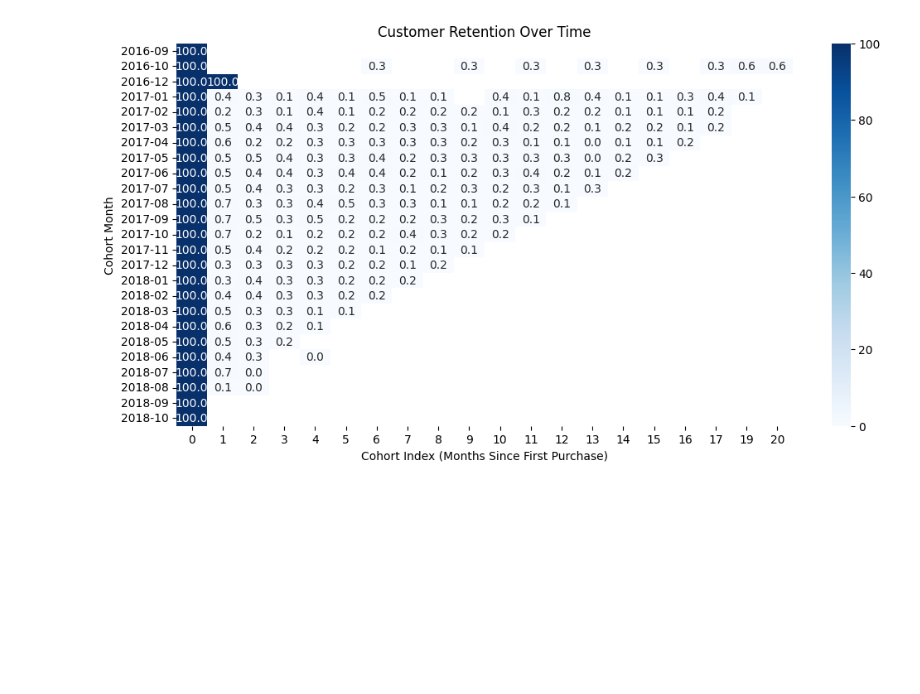
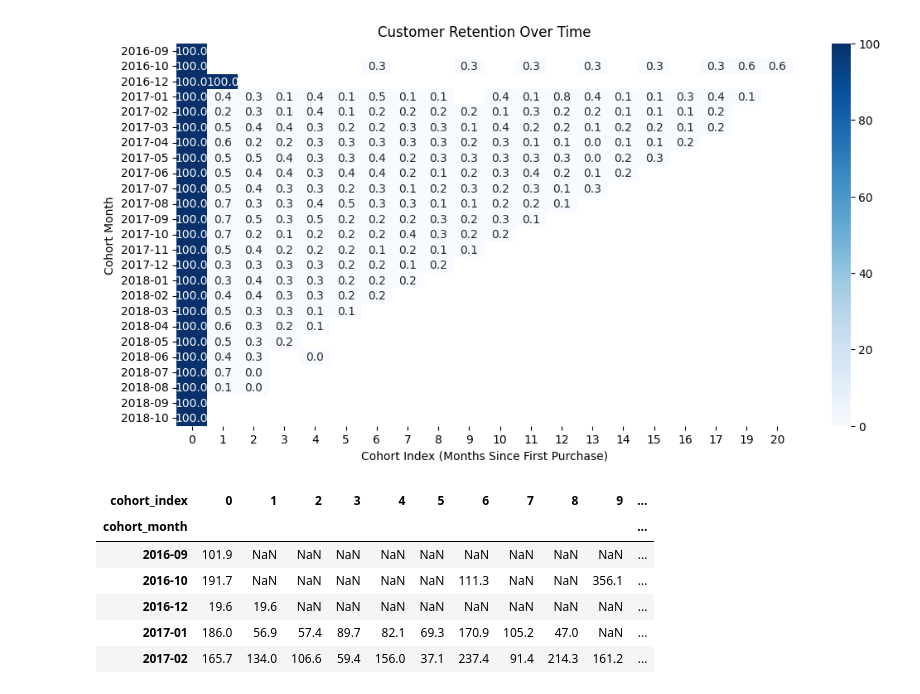
Before and after one commit to Bil115/EcomSegmentation360, a Jupyter notebook: EcomSegmentation360.ipynb, the cells around one changed output. Cells and saved outputs as stored; diff of their text form; code cells hidden in the pictures; blank space fills up the shorter version.

```diff
--- a/EcomSegmentation360.ipynb
+++ b/EcomSegmentation360.ipynb
@@ -436,3 +439,16 @@ plt.xlabel("Cohort Index (Months Since First Purchase)")
 plt.show()
 # %% [output]
 [figure]
+# %%
+#Average Price to track the price or  revenue from each customer in each cohorts
+avg_price = rfm_data.groupby(["cohort_month", "cohort_index"])["payment_value"].mean().unstack(1).round(1)
+
+avg_price.head()
+# %% [output]
+| cohort_index | 0 | 1 | 2 | 3 | 4 | 5 | 6 | 7 | 8 | 9 | ... |
+| cohort_month |  |  |  |  |  |  |  |  |  |  | ... |
+| 2016-09 | 101.9 | NaN | NaN | NaN | NaN | NaN | NaN | NaN | NaN | NaN | ... |
+| 2016-10 | 191.7 | NaN | NaN | NaN | NaN | NaN | 111.3 | NaN | NaN | 356.1 | ... |
+| 2016-12 | 19.6 | 19.6 | NaN | NaN | NaN | NaN | NaN | NaN | NaN | NaN | ... |
+| 2017-01 | 186.0 | 56.9 | 57.4 | 89.7 | 82.1 | 69.3 | 170.9 | 105.2 | 47.0 | NaN | ... |
+| 2017-02 | 165.7 | 134.0 | 106.6 | 59.4 | 156.0 | 37.1 | 237.4 | 91.4 | 214.3 | 161.2 | ... |
```
Also changed, not shown: parts of 17 cells of this notebook.
